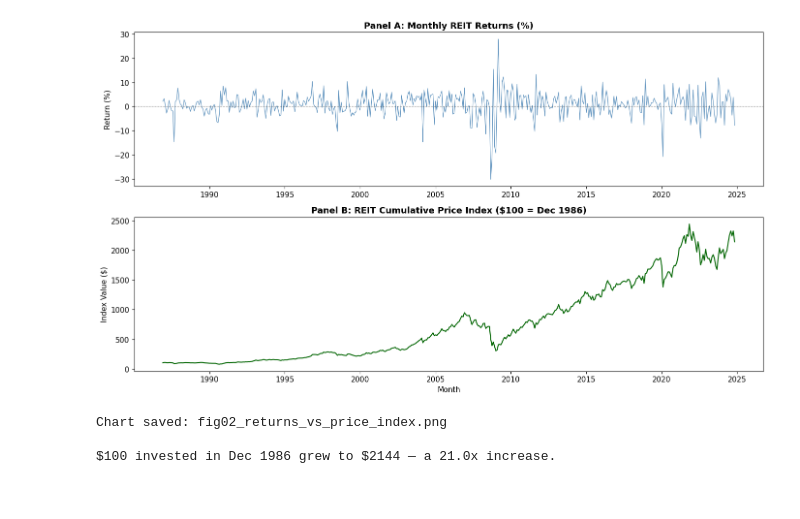
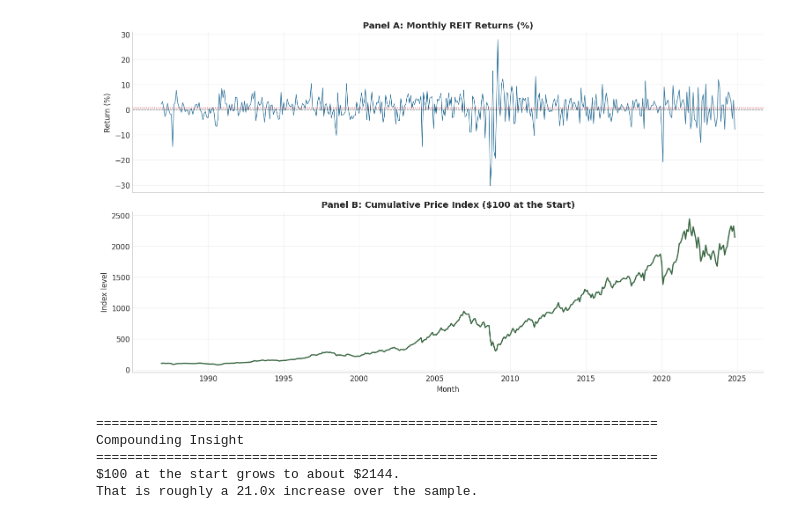
Before and after one commit to Dr-Seagraves/qm2023-week12-time-series-demo, a Jupyter notebook: time_series_demo.ipynb, the cells around one changed output. Cells and saved outputs as stored; diff of their text form; code cells hidden in the pictures.

Commit message:
Refactor code structure for improved readability and maintainability

```diff
--- a/time_series_demo.ipynb
+++ b/time_series_demo.ipynb
@@ -218,40 +269,36 @@ These two views emphasize something profound: the *same data* can look stationar
 # %%
 # =============================================================================
-# CHART 2 — Return series vs. cumulative price index (2-panel)
+# CHART 2 — Return series vs. cumulative price index
 # =============================================================================
+reit_price_index = (1 + vwtret_series / 100).cumprod() * 100
 
-# Compute the price index: start at $1.00 in Dec 1986 and compound each month
-# (1 + 0.02155) means a 2.155% gain that month multiplied into the running total
-reit_price_index = (1 + vwtret_series / 100).cumprod()   # Divide by 100 because returns are in %
-reit_price_index = reit_price_index * 100                 # Rescale: start at $100 for readability
+fig, axes = plt.subplots(2, 1, figsize=(14, 8), sharex=True)
 
-fig, axes = plt.subplots(2, 1, figsize=(14, 8))
+axes[0].plot(vwtret_series.index, vwtret_series.values, color=COLOR_RETURNS, linewidth=0.9)
+axes[0].axhline(0, color="black", linewidth=0.8, linestyle="--", alpha=0.5)
+axes[0].axhline(vwtret_series.mean(), color="#C1121F", linewidth=1.1, linestyle=":")
+axes[0].set_title("Panel A: Monthly REIT Returns (%)", fontweight="bold")
+axes[0].set_ylabel("Return (%)")
 
-# --- Top panel: monthly returns ---
-ax = axes[0]
-ax.plot(vwtret_series.index, vwtret_series.values, color=COLOR_RETURNS, linewidth=0.9, alpha=0.85)
-ax.axhline(0, color="black", linewidth=0.8, linestyle="--", alpha=0.4)
-ax.set_title("Panel A: Monthly REIT Returns (%)", fontweight="bold")
-ax.set_xlabel("")
-ax.set_ylabel("Return (%)")
-
-# --- Bottom panel: cumulative price index ---
-ax = axes[1]
-ax.plot(reit_price_index.index, reit_price_index.values, color=COLOR_PRICE, linewidth=1.5)
-ax.set_title("Panel B: REIT Cumulative Price Index ($100 = Dec 1986)", fontweight="bold")
-ax.set_xlabel("Month")
-ax.set_ylabel("Index Value ($)")
+axes[1].plot(reit_price_index.index, reit_price_index.values, color=COLOR_PRICE, linewidth=1.8)
+axes[1].set_title("Panel B: Cumulative Price Index ($100 at the Start)", fontweight="bold")
+axes[1].set_xlabel("Month")
+axes[1].set_ylabel("Index level")
+axes[1].xaxis.set_major_locator(mdates.YearLocator(5))
+axes[1].xaxis.set_major_formatter(mdates.DateFormatter("%Y"))
 
 plt.tight_layout()
 plt.savefig(DEMOS_DIR / "fig02_returns_vs_price_index.png", dpi=150, bbox_inches="tight")
 plt.show()
-print("Chart saved: fig02_returns_vs_price_index.png")
 
-# Compute total cumulative return for a quick fact
 total_return_multiplier = reit_price_index.iloc[-1] / reit_price_index.iloc[0]
-print(f"\n$100 invested in Dec 1986 grew to ${reit_price_index.iloc[-1]:.0f} — a {total_return_multiplier:.1f}x increase.")
+print_rule("Compounding Insight")
+print(f"$100 at the start grows to about ${reit_price_index.iloc[-1]:.0f}.")
+print(f"That is roughly a {total_return_multiplier:.1f}x increase over the sample.")
 # %% [output]
-[figure, old version]
+[figure, new version]
-Chart saved: fig02_returns_vs_price_index.png
-
-$100 invested in Dec 1986 grew to $2144 — a 21.0x increase.
+========================================================================
+Compounding Insight
+========================================================================
+$100 at the start grows to about $2144.
+That is roughly a 21.0x increase over the sample.
```
Also changed, not shown: parts of 65 cells of this notebook, 7 other files.
